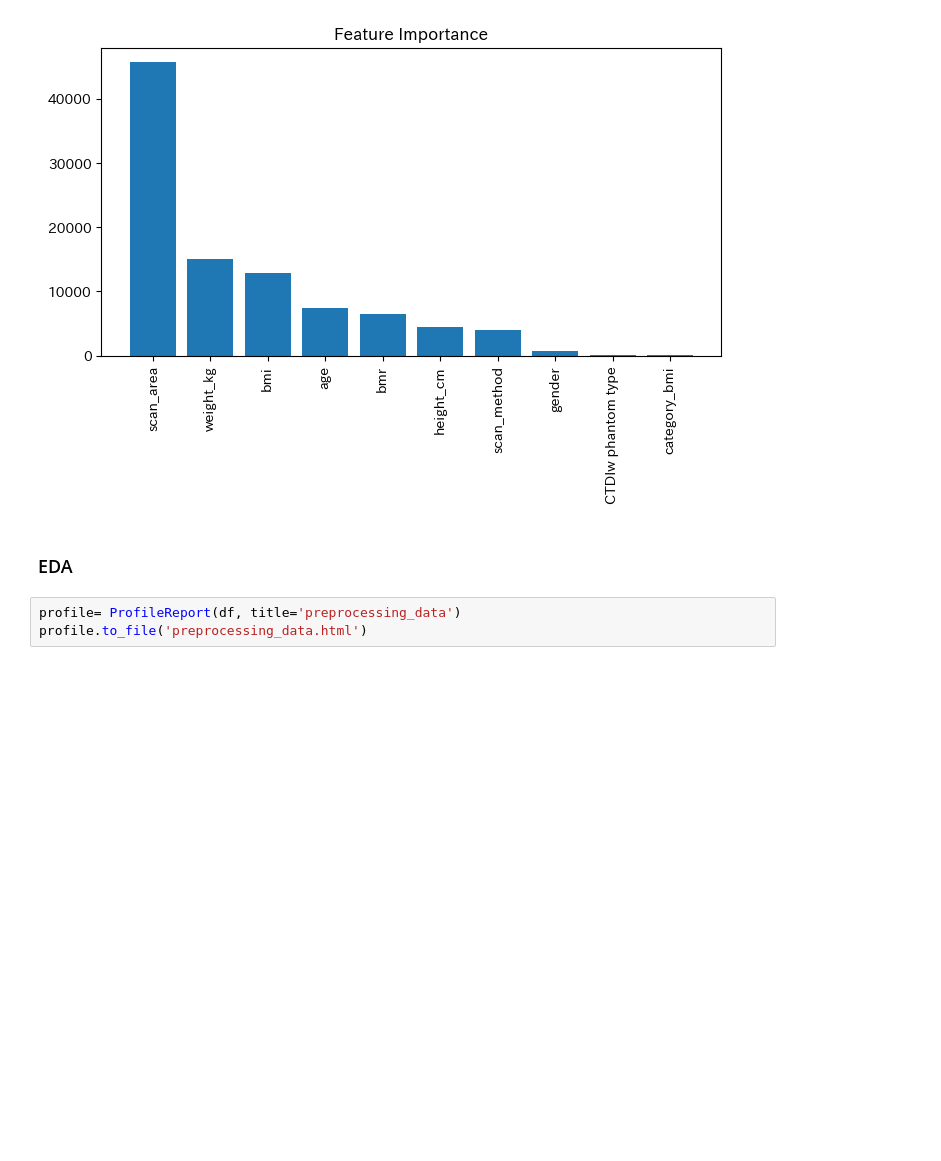
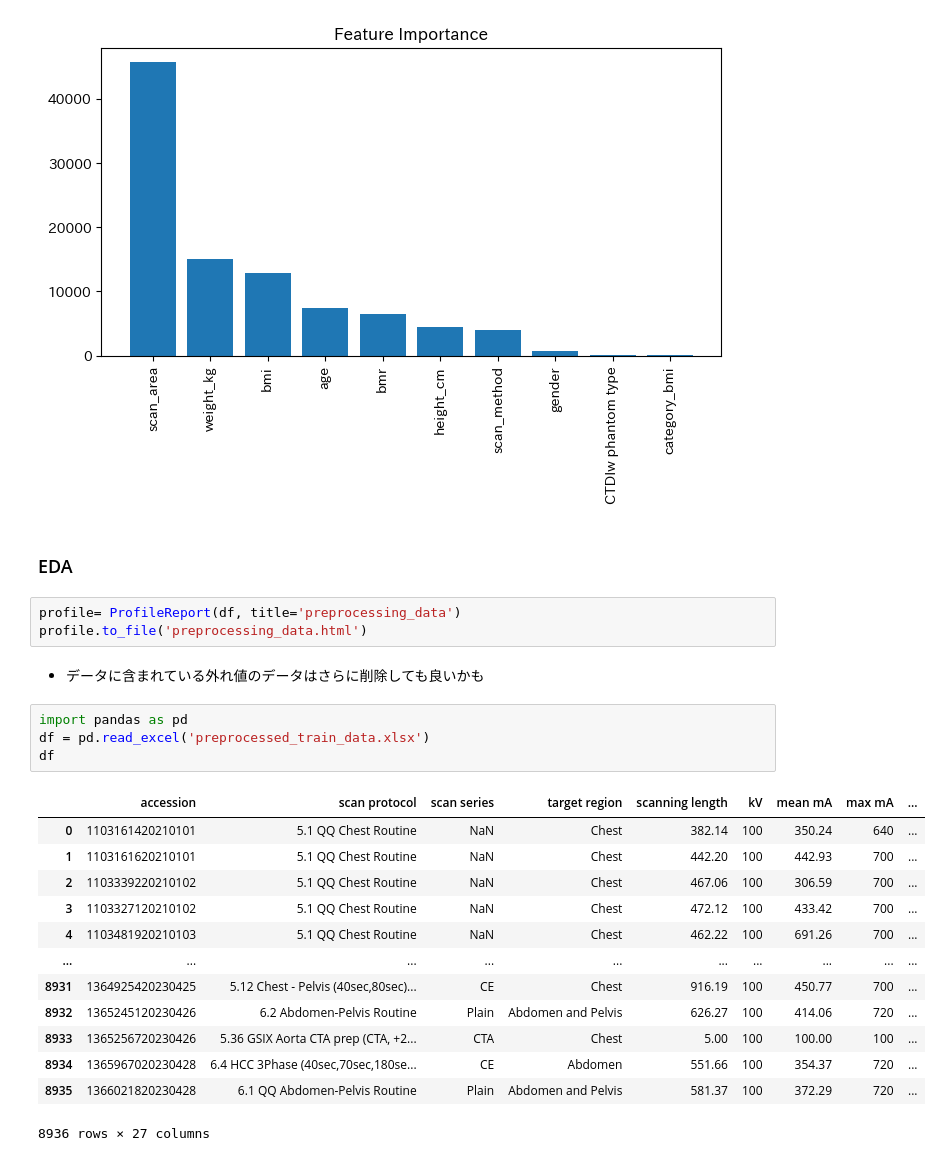
Before and after one commit to y-hiroki-radiotech/CT-dose-prediction, a Jupyter notebook: 1_data_cleaning_eda.ipynb, the cells around one changed output. Cells and saved outputs as stored; diff of their text form; blank space fills up the shorter version.

```diff
--- a/1_data_cleaning_eda.ipynb
+++ b/1_data_cleaning_eda.ipynb
@@ -204,3 +204,23 @@ plt.show()
 # %%
 profile= ProfileReport(df, title='preprocessing_data')
 profile.to_file('preprocessing_data.html')
+# %% [markdown]
+* データに含まれている外れ値のデータはさらに削除しても良いかも
+# %%
+import pandas as pd
+df = pd.read_excel('preprocessed_train_data.xlsx')
+df
+# %% [output]
+|  | accession | scan protocol | scan series | target region | scanning length | kV | mean mA | max mA | ... |
+| 0 | 1103161420210101 | 5.1 QQ Chest Routine | NaN | Chest | 382.14 | 100 | 350.24 | 640 | ... |
+| 1 | 1103161620210101 | 5.1 QQ Chest Routine | NaN | Chest | 442.20 | 100 | 442.93 | 700 | ... |
+| 2 | 1103339220210102 | 5.1 QQ Chest Routine | NaN | Chest | 467.06 | 100 | 306.59 | 700 | ... |
+| 3 | 1103327120210102 | 5.1 QQ Chest Routine | NaN | Chest | 472.12 | 100 | 433.42 | 700 | ... |
+| 4 | 1103481920210103 | 5.1 QQ Chest Routine | NaN | Chest | 462.22 | 100 | 691.26 | 700 | ... |
+| ... | ... | ... | ... | ... | ... | ... | ... | ... | ... |
+| 8931 | 1364925420230425 | 5.12 Chest - Pelvis (40sec,80sec)... | CE | Chest | 916.19 | 100 | 450.77 | 700 | ... |
+| 8932 | 1365245120230426 | 6.2 Abdomen-Pelvis Routine | Plain | Abdomen and Pelvis | 626.27 | 100 | 414.06 | 720 | ... |
+| 8933 | 1365256720230426 | 5.36 GSIX Aorta CTA prep (CTA, +2... | CTA | Chest | 5.00 | 100 | 100.00 | 100 | ... |
+| 8934 | 1365967020230428 | 6.4 HCC 3Phase (40sec,70sec,180se... | CE | Abdomen | 551.66 | 100 | 354.37 | 720 | ... |
+| 8935 | 1366021820230428 | 6.1 QQ Abdomen-Pelvis Routine | Plain | Abdomen and Pelvis | 581.37 | 100 | 372.29 | 720 | ... |
+8936 rows × 27 columns
```
Also changed, not shown: parts of 4 cells of this notebook, 2 other files.
